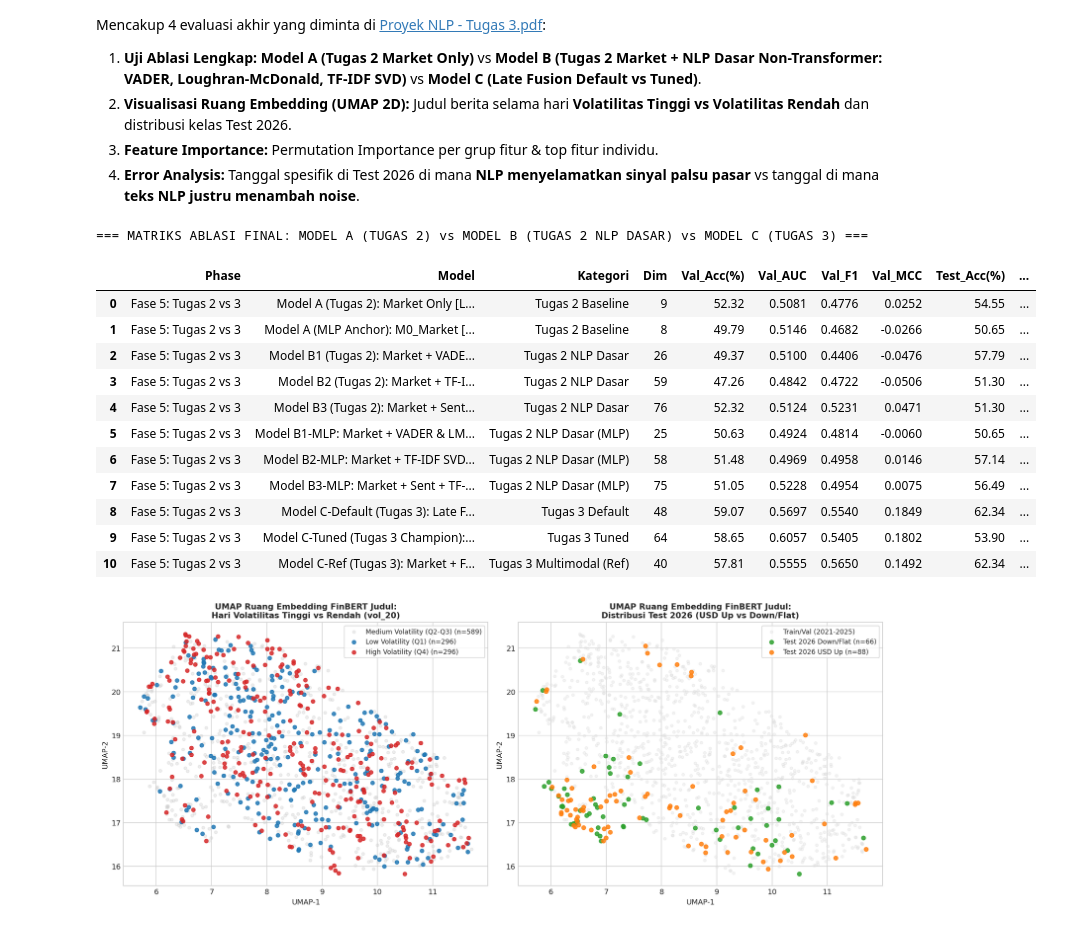
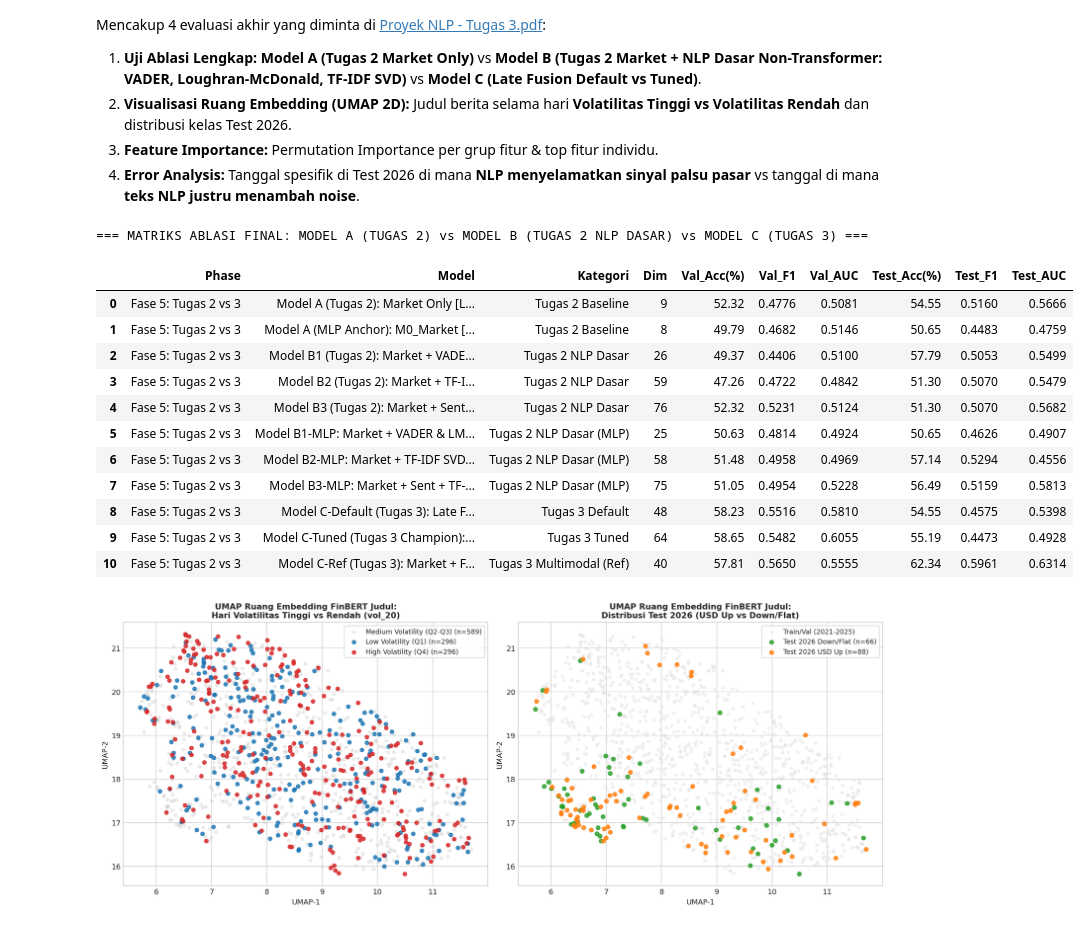
Before and after one commit to Exuvialist/NLP-Project, a Jupyter notebook: notebook/11_full_5phase_nlp_fusion_pipeline_standalone.ipynb, the cells around one changed output. Drawn from its saved outputs; the diff is of its cells as text; code cells hidden in the pictures.

```diff
--- a/notebook/11_full_5phase_nlp_fusion_pipeline_standalone.ipynb
+++ b/notebook/11_full_5phase_nlp_fusion_pipeline_standalone.ipynb
@@ -946,15 +728,13 @@ phase1_reps['hybrid_all_combined'] = ('Hybrid Fusion', np.hstack([
 ]))
 
 fase1_rows = [
-    make_comparison_row('Fase 1: Embeddings', 'M0_Market (Baseline)', 'Baseline Pasar', X_market.shape[1],
-                        res_m0, m0_val_acc, m0_test_acc, None, y_test)
+    make_comparison_row('Fase 1: Embeddings', 'M0_Market (Baseline)', 'Baseline Pasar', X_market.shape[1], res_m0)
 ]
 for name, (cat, mat) in phase1_reps.items():
     X_in = np.hstack([X_market, mat])
     r = fit_predict_mlp(X_in, y, train_mask, val_mask, test_mask)
     fase1_rows.append(
-        make_comparison_row('Fase 1: Embeddings', name, cat, X_in.shape[1],
-                            r, m0_val_acc, m0_test_acc, m0_test_preds, y_test)
+        make_comparison_row('Fase 1: Embeddings', name, cat, X_in.shape[1], r)
     )
 
 df_fase1 = pd.DataFrame(fase1_rows)
@@ -1627,7 +1361,7 @@ def tune_late_fusion_weight_on_val(vp_tab, vp_txt):
     for w in np.linspace(0.10, 0.90, 17):
         vp = w * vp_txt + (1.0 - w) * vp_tab
         m, _ = compute_binary_metrics(y_val, vp)
-        score = m['AUC'] + m['MCC']
+        score = m['AUC'] + m['F1']
         if score > best_score_hp:
             best_score_hp = score
             best_w_hp = float(w)
@@ -1662,15 +1396,15 @@ for tidx, cfg in enumerate(trial_configs):
         'w_text': round(w_opt, 2),
         'Val_Acc(%)': round(vm['Acc'], 2),
         'Val_AUC': round(vm['AUC'], 4),
-        'Val_MCC': round(vm['MCC'], 4),
-        'Val_Score(AUC+MCC)': round(vm['AUC'] + vm['MCC'], 4),
+        'Val_F1': round(vm['F1'], 4),
+        'Val_Score(AUC+F1)': round(vm['AUC'] + vm['F1'], 4),
         'Test_Acc(%)': round(tm['Acc'], 2),
+        'Test_F1': round(tm['F1'], 4),
         'Test_AUC': round(tm['AUC'], 4),
-        'Test_MCC': round(tm['MCC'], 4),
     })
     hp_store.append((cfg, w_opt, vp_comb, tp_comb))
 
-df_hp_trials = pd.DataFrame(hp_rows).sort_values(['Val_Score(AUC+MCC)', 'Val_Acc(%)'], ascending=False).reset_index(drop=True)
+df_hp_trials = pd.DataFrame(hp_rows).sort_values(['Val_Score(AUC+F1)', 'Val_Acc(%)'], ascending=False).reset_index(drop=True)
 print(f"[HP Tuning Late Fusion] Completed {len(trial_configs)} trials in {time.time() - t0_hp:.2f}s (Selected STRICTLY via Val 2025)")
 print("=== TOP-10 KONFIGURASI HYPERPARAMETER MODEL C (DIURUTKAN BERDASARKAN VALIDATION 2025) ===")
 display(df_hp_trials.head(10))
@@ -1709,11 +1443,11 @@ res_mc_tuned_ens = eval_prob_fusion(
 )
 
 # Optional threshold calibration on Val 2025 (on 5-seed tuned ensemble)
-best_th_val, best_mcc_th = 0.5, -2.0
+best_th_val, best_f1_th = 0.5, -2.0
 for th in np.linspace(0.42, 0.58, 17):
-    mcc_c = matthews_corrcoef(y_val, (res_mc_tuned_ens['val_probs'] >= th).astype(int))
-    if mcc_c > best_mcc_th:
-        best_mcc_th = mcc_c
+    m_th, _ = compute_binary_metrics(y_val, res_mc_tuned_ens['val_probs'], threshold=th)
+    if m_th['F1'] > best_f1_th:
+        best_f1_th = m_th['F1']
         best_th_val = float(th)
 
 vm_th, vp_th = compute_binary_metrics(y_val, res_mc_tuned_ens['val_probs'], threshold=best_th_val)
@@ -1732,7 +1466,7 @@ hp_compare_specs = [
     (f'Model C (Tuned 5-Seed Ens, w={w_ens:.2f}, th*={best_th_val:.2f})', 'Late Fusion Tuned+Th', dim_tuned, res_mc_tuned_ens_th),
 ]
 df_hp_compare = pd.DataFrame([
-    make_comparison_row('Fase 4B: HP Tuning', n, c, d, r, m0_val_acc, m0_test_acc, m0_test_preds, y_test)
+    make_comparison_row('Fase 4B: HP Tuning', n, c, d, r)
     for n, c, d, r in hp_compare_specs
 ])
 df_hp_compare.to_csv(REPORTS_DIR / 'pipeline5_fase4b_hp_tuning_late_fusion.csv', index=False)
@@ -1750,11 +1484,11 @@ final_c_cands = [
 ]
 final_c_scored = sorted(
     final_c_cands,
-    key=lambda item: (item[2]['val_metrics']['AUC'] + item[2]['val_metrics']['MCC'], item[2]['val_metrics']['Acc']),
+    key=lambda item: (item[2]['val_metrics']['AUC'] + item[2]['val_metrics']['F1'], item[2]['val_metrics']['Acc']),
     reverse=True,
 )
 model_c_final_name, model_c_final_dim, res_model_c_final = final_c_scored[0]
 print(f"\n[Final Model C via Val 2025] '{model_c_final_name}' -> "
       f"Val Acc={res_model_c_final['val_metrics']['Acc']:.2f}% (AUC={res_model_c_final['val_metrics']['AUC']:.4f}) | "
-      f"Test Acc={res_model_c_final['test_metrics']['Acc']:.2f}% (AUC={res_model_c_final['test_metrics']['AUC']:.4f}, MCC={res_model_c_final['test_metrics']['MCC']:+.4f})")
+      f"Test Acc={res_model_c_final['test_metrics']['Acc']:.2f}% (AUC={res_model_c_final['test_metrics']['AUC']:.4f}, F1={res_model_c_final['test_metrics']['F1']:.4f})")
 # %% [output]
@@ -1823,46 +1557,46 @@ res_B3_lr = fit_eval_t2_logistic(np.hstack([X_t2_mkt, X_t2_sent, t2_tfidf_mat]),
 
 # Also evaluate Model B features under identical MLP classifier for architecture parity
 res_B1_mlp = fit_predict_mlp(np.hstack([X_market, X_t2_sent]), y, train_mask, val_mask, test_mask)
 res_B2_mlp = fit_predict_mlp(np.hstack([X_market, t2_tfidf_mat]), y, train_mask, val_mask, test_mask)
 res_B3_mlp = fit_predict_mlp(np.hstack([X_market, X_t2_sent, t2_tfidf_mat]), y, train_mask, val_mask, test_mask)
 
 ablation_final_specs = [
     ('Model A (Tugas 2): Market Only [LR, 9d]', 'Tugas 2 Baseline', 9, res_A_lr),
     ('Model A (MLP Anchor): M0_Market [MLP, 8d]', 'Tugas 2 Baseline', 8, res_m0),
     ('Model B1 (Tugas 2): Market + VADER & LM [LR, 26d]', 'Tugas 2 NLP Dasar', 9 + len(t2_sent_cols), res_B1_lr),
     ('Model B2 (Tugas 2): Market + TF-IDF SVD [LR, 59d]', 'Tugas 2 NLP Dasar', 9 + 50, res_B2_lr),
     ('Model B3 (Tugas 2): Market + Sent + TF-IDF [LR, 76d]', 'Tugas 2 NLP Dasar', 9 + len(t2_sent_cols) + 50, res_B3_lr),
     ('Model B1-MLP: Market + VADER & LM [MLP, 25d]', 'Tugas 2 NLP Dasar (MLP)', 8 + len(t2_sent_cols), res_B1_mlp),
     ('Model B2-MLP: Market + TF-IDF SVD [MLP, 58d]', 'Tugas 2 NLP Dasar (MLP)', 8 + 50, res_B2_mlp),
     ('Model B3-MLP: Market + Sent + TF-IDF [MLP, 75d]', 'Tugas 2 NLP Dasar (MLP)', 8 + len(t2_sent_cols) + 50, res_B3_mlp),
     (f'Model C-Default (Tugas 3): {model_c_name}', 'Tugas 3 Default', int(fusion_only.iloc[0]['Dim']), res_model_c),
     (f'Model C-Tuned (Tugas 3 Champion): {model_c_final_name}', 'Tugas 3 Tuned', int(model_c_final_dim), res_model_c_final),
 ]
 if model_c_name != 'Early Fusion: MLP (Market+FinBERT Judul 40d)':
     ablation_final_specs.append(('Model C-Ref (Tugas 3): Market + FinBERT Judul Early MLP [40d]', 'Tugas 3 Multimodal (Ref)', 40, res_early_canon))
 
 df_ablation_final = pd.DataFrame([
-    make_comparison_row('Fase 5: Tugas 2 vs 3', n, c, d, r, m0_val_acc, m0_test_acc, m0_test_preds, y_test)
+    make_comparison_row('Fase 5: Tugas 2 vs 3', n, c, d, r)
     for n, c, d, r in ablation_final_specs
 ])
 df_ablation_final.to_csv(REPORTS_DIR / 'pipeline5_fase5_ablation_t2_vs_t3.csv', index=False)
 
 print("=== MATRIKS ABLASI FINAL: MODEL A (TUGAS 2) vs MODEL B (TUGAS 2 NLP DASAR) vs MODEL C (TUGAS 3) ===")
 display(df_ablation_final)
 # %% [output]
 === MATRIKS ABLASI FINAL: MODEL A (TUGAS 2) vs MODEL B (TUGAS 2 NLP DASAR) vs MODEL C (TUGAS 3) ===
-|  | Phase | Model | Kategori | Dim | Val_Acc(%) | Val_AUC | Val_F1 | Val_MCC | Test_Acc(%) | ... |
-| 0 | Fase 5: Tugas 2 vs 3 | Model A (Tugas 2): Market Only [L... | Tugas 2 Baseline | 9 | 52.32 | 0.5081 | 0.4776 | 0.0252 | 54.55 | ... |
-| 1 | Fase 5: Tugas 2 vs 3 | Model A (MLP Anchor): M0_Market [... | Tugas 2 Baseline | 8 | 49.79 | 0.5146 | 0.4682 | -0.0266 | 50.65 | ... |
-| 2 | Fase 5: Tugas 2 vs 3 | Model B1 (Tugas 2): Market + VADE... | Tugas 2 NLP Dasar | 26 | 49.37 | 0.5100 | 0.4406 | -0.0476 | 57.79 | ... |
-| 3 | Fase 5: Tugas 2 vs 3 | Model B2 (Tugas 2): Market + TF-I... | Tugas 2 NLP Dasar | 59 | 47.26 | 0.4842 | 0.4722 | -0.0506 | 51.30 | ... |
-| 4 | Fase 5: Tugas 2 vs 3 | Model B3 (Tugas 2): Market + Sent... | Tugas 2 NLP Dasar | 76 | 52.32 | 0.5124 | 0.5231 | 0.0471 | 51.30 | ... |
-| 5 | Fase 5: Tugas 2 vs 3 | Model B1-MLP: Market + VADER & LM... | Tugas 2 NLP Dasar (MLP) | 25 | 50.63 | 0.4924 | 0.4814 | -0.0060 | 50.65 | ... |
-| 6 | Fase 5: Tugas 2 vs 3 | Model B2-MLP: Market + TF-IDF SVD... | Tugas 2 NLP Dasar (MLP) | 58 | 51.48 | 0.4969 | 0.4958 | 0.0146 | 57.14 | ... |
-| 7 | Fase 5: Tugas 2 vs 3 | Model B3-MLP: Market + Sent + TF-... | Tugas 2 NLP Dasar (MLP) | 75 | 51.05 | 0.5228 | 0.4954 | 0.0075 | 56.49 | ... |
-| 8 | Fase 5: Tugas 2 vs 3 | Model C-Default (Tugas 3): Late F... | Tugas 3 Default | 48 | 59.07 | 0.5697 | 0.5540 | 0.1849 | 62.34 | ... |
-| 9 | Fase 5: Tugas 2 vs 3 | Model C-Tuned (Tugas 3 Champion):... | Tugas 3 Tuned | 64 | 58.65 | 0.6057 | 0.5405 | 0.1802 | 53.90 | ... |
-| 10 | Fase 5: Tugas 2 vs 3 | Model C-Ref (Tugas 3): Market + F... | Tugas 3 Multimodal (Ref) | 40 | 57.81 | 0.5555 | 0.5650 | 0.1492 | 62.34 | ... |
+|  | Phase | Model | Kategori | Dim | Val_Acc(%) | Val_F1 | Val_AUC | Test_Acc(%) | Test_F1 | Test_AUC |
+| 0 | Fase 5: Tugas 2 vs 3 | Model A (Tugas 2): Market Only [L... | Tugas 2 Baseline | 9 | 52.32 | 0.4776 | 0.5081 | 54.55 | 0.5160 | 0.5666 |
+| 1 | Fase 5: Tugas 2 vs 3 | Model A (MLP Anchor): M0_Market [... | Tugas 2 Baseline | 8 | 49.79 | 0.4682 | 0.5146 | 50.65 | 0.4483 | 0.4759 |
+| 2 | Fase 5: Tugas 2 vs 3 | Model B1 (Tugas 2): Market + VADE... | Tugas 2 NLP Dasar | 26 | 49.37 | 0.4406 | 0.5100 | 57.79 | 0.5053 | 0.5499 |
+| 3 | Fase 5: Tugas 2 vs 3 | Model B2 (Tugas 2): Market + TF-I... | Tugas 2 NLP Dasar | 59 | 47.26 | 0.4722 | 0.4842 | 51.30 | 0.5070 | 0.5479 |
+| 4 | Fase 5: Tugas 2 vs 3 | Model B3 (Tugas 2): Market + Sent... | Tugas 2 NLP Dasar | 76 | 52.32 | 0.5231 | 0.5124 | 51.30 | 0.5070 | 0.5682 |
+| 5 | Fase 5: Tugas 2 vs 3 | Model B1-MLP: Market + VADER & LM... | Tugas 2 NLP Dasar (MLP) | 25 | 50.63 | 0.4814 | 0.4924 | 50.65 | 0.4626 | 0.4907 |
+| 6 | Fase 5: Tugas 2 vs 3 | Model B2-MLP: Market + TF-IDF SVD... | Tugas 2 NLP Dasar (MLP) | 58 | 51.48 | 0.4958 | 0.4969 | 57.14 | 0.5294 | 0.4556 |
+| 7 | Fase 5: Tugas 2 vs 3 | Model B3-MLP: Market + Sent + TF-... | Tugas 2 NLP Dasar (MLP) | 75 | 51.05 | 0.4954 | 0.5228 | 56.49 | 0.5159 | 0.5813 |
+| 8 | Fase 5: Tugas 2 vs 3 | Model C-Default (Tugas 3): Late F... | Tugas 3 Default | 48 | 58.23 | 0.5516 | 0.5810 | 54.55 | 0.4575 | 0.5398 |
+| 9 | Fase 5: Tugas 2 vs 3 | Model C-Tuned (Tugas 3 Champion):... | Tugas 3 Tuned | 64 | 58.65 | 0.5482 | 0.6055 | 55.19 | 0.4473 | 0.4928 |
+| 10 | Fase 5: Tugas 2 vs 3 | Model C-Ref (Tugas 3): Market + F... | Tugas 3 Multimodal (Ref) | 40 | 57.81 | 0.5650 | 0.5555 | 62.34 | 0.5961 | 0.6314 |
 # %%
 # 5.2 Visualisasi Ruang Embedding UMAP (Volatilitas Pasar Tinggi vs Rendah & Topik)
 from umap import UMAP
```
Also changed, not shown: parts of 14 cells of this notebook, 13 other files.
